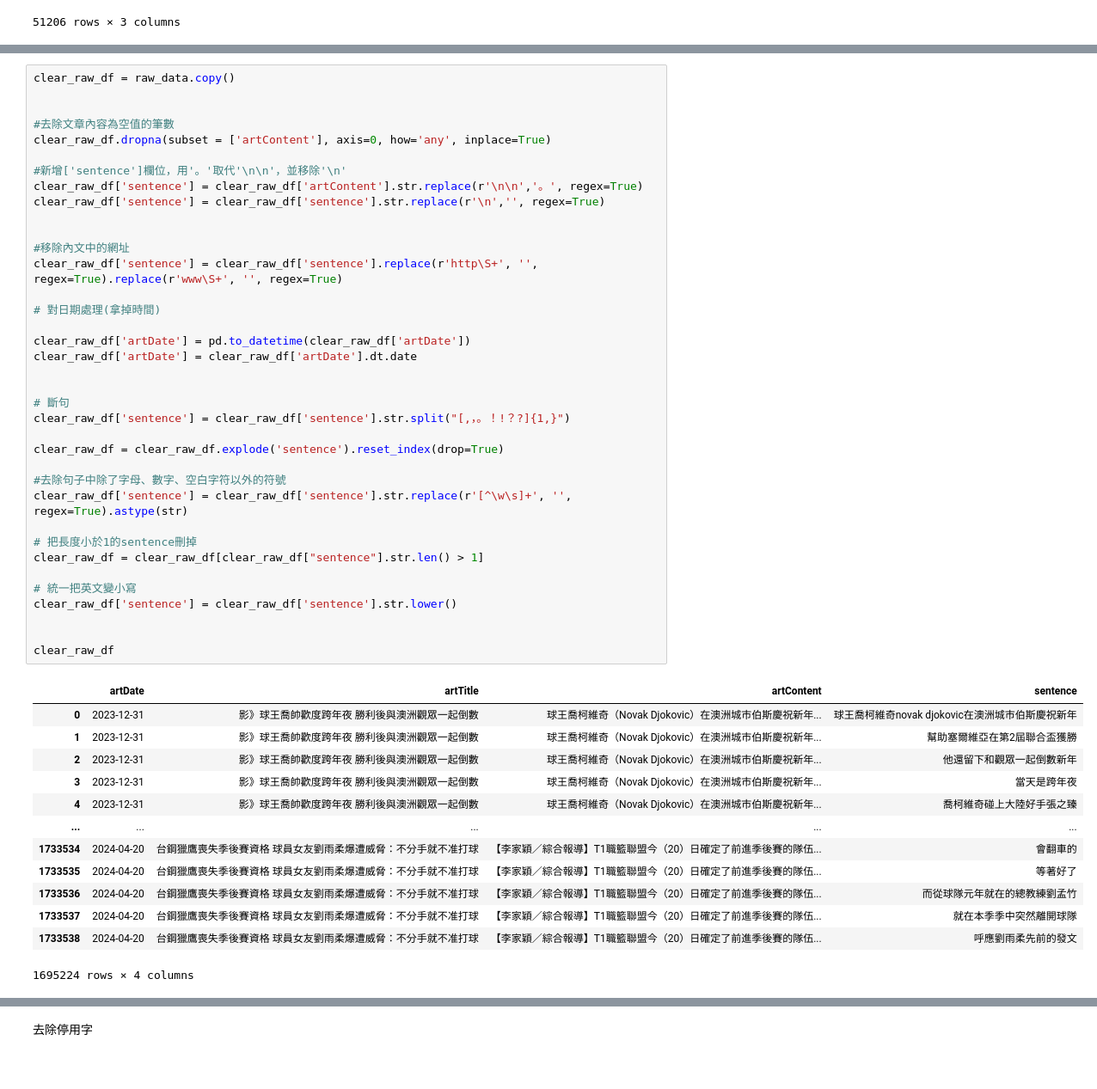
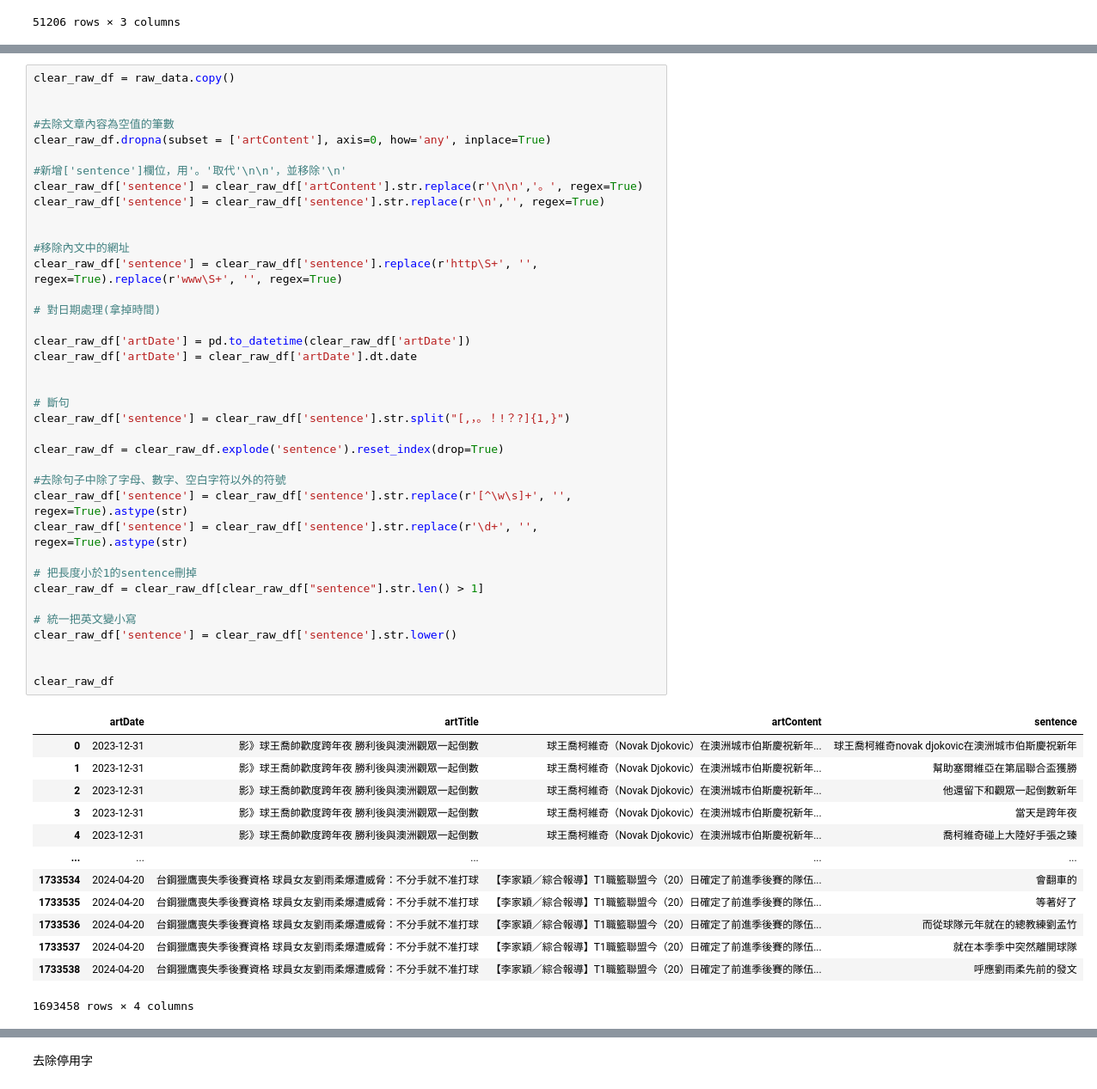
Before and after one commit to weiyu9805/SMA_project, a Jupyter notebook: project1.ipynb, the cells around one changed output, grey strips where cells are left out. Shown at 86% size. Drawn from its saved outputs; the diff is of its cells as text.

```diff
--- a/project1.ipynb
+++ b/project1.ipynb
@@ -206,34 +201,35 @@ clear_raw_df['sentence'] = clear_raw_df['sentence'].str.replace(r'\n','', regex=
 
 
 #移除內文中的網址
 clear_raw_df['sentence'] = clear_raw_df['sentence'].replace(r'http\S+', '', regex=True).replace(r'www\S+', '', regex=True)
 
 # 對日期處理(拿掉時間)
 
 clear_raw_df['artDate'] = pd.to_datetime(clear_raw_df['artDate'])
 clear_raw_df['artDate'] = clear_raw_df['artDate'].dt.date
 
 
 # 斷句
 clear_raw_df['sentence'] = clear_raw_df['sentence'].str.split("[,，。！!？?]{1,}")
 
 clear_raw_df = clear_raw_df.explode('sentence').reset_index(drop=True)
 
 #去除句子中除了字母、數字、空白字符以外的符號
 clear_raw_df['sentence'] = clear_raw_df['sentence'].str.replace(r'[^\w\s]+', '', regex=True).astype(str)
+clear_raw_df['sentence'] = clear_raw_df['sentence'].str.replace(r'\d+', '', regex=True).astype(str)
 
 # 把長度小於1的sentence刪掉
 clear_raw_df = clear_raw_df[clear_raw_df["sentence"].str.len() > 1]
 
 # 統一把英文變小寫
 clear_raw_df['sentence'] = clear_raw_df['sentence'].str.lower()
 
 
 clear_raw_df
 # %% [output]
 |  | artDate | artTitle | artContent | sentence |
 | 0 | 2023-12-31 | 影》球王喬帥歡度跨年夜 勝利後與澳洲觀眾一起倒數 | 球王喬柯維奇（Novak Djokovic）在澳洲城市伯斯慶祝新年... | 球王喬柯維奇novak djokovic在澳洲城市伯斯慶祝新年 |
-| 1 | 2023-12-31 | 影》球王喬帥歡度跨年夜 勝利後與澳洲觀眾一起倒數 | 球王喬柯維奇（Novak Djokovic）在澳洲城市伯斯慶祝新年... | 幫助塞爾維亞在第2屆聯合盃獲勝 |
+| 1 | 2023-12-31 | 影》球王喬帥歡度跨年夜 勝利後與澳洲觀眾一起倒數 | 球王喬柯維奇（Novak Djokovic）在澳洲城市伯斯慶祝新年... | 幫助塞爾維亞在第屆聯合盃獲勝 |
 | 2 | 2023-12-31 | 影》球王喬帥歡度跨年夜 勝利後與澳洲觀眾一起倒數 | 球王喬柯維奇（Novak Djokovic）在澳洲城市伯斯慶祝新年... | 他還留下和觀眾一起倒數新年 |
 | 3 | 2023-12-31 | 影》球王喬帥歡度跨年夜 勝利後與澳洲觀眾一起倒數 | 球王喬柯維奇（Novak Djokovic）在澳洲城市伯斯慶祝新年... | 當天是跨年夜 |
 | 4 | 2023-12-31 | 影》球王喬帥歡度跨年夜 勝利後與澳洲觀眾一起倒數 | 球王喬柯維奇（Novak Djokovic）在澳洲城市伯斯慶祝新年... | 喬柯維奇碰上大陸好手張之臻 |
@@ -243,7 +239,7 @@ clear_raw_df
 | 1733536 | 2024-04-20 | 台鋼獵鷹喪失季後賽資格 球員女友劉雨柔爆遭威脅：不分手就不准打球 | 【李家穎／綜合報導】T1職籃聯盟今（20）日確定了前進季後賽的隊伍... | 而從球隊元年就在的總教練劉孟竹 |
 | 1733537 | 2024-04-20 | 台鋼獵鷹喪失季後賽資格 球員女友劉雨柔爆遭威脅：不分手就不准打球 | 【李家穎／綜合報導】T1職籃聯盟今（20）日確定了前進季後賽的隊伍... | 就在本季季中突然離開球隊 |
 | 1733538 | 2024-04-20 | 台鋼獵鷹喪失季後賽資格 球員女友劉雨柔爆遭威脅：不分手就不准打球 | 【李家穎／綜合報導】T1職籃聯盟今（20）日確定了前進季後賽的隊伍... | 呼應劉雨柔先前的發文 |
-1695224 rows × 4 columns
+1693458 rows × 4 columns
 # %%
 jieba.set_dictionary('dict/dict.txt')
 jieba.load_userdict('dict/user_dict.txt')
```
Also changed, not shown: parts of 15 cells of this notebook, 7 other files.
